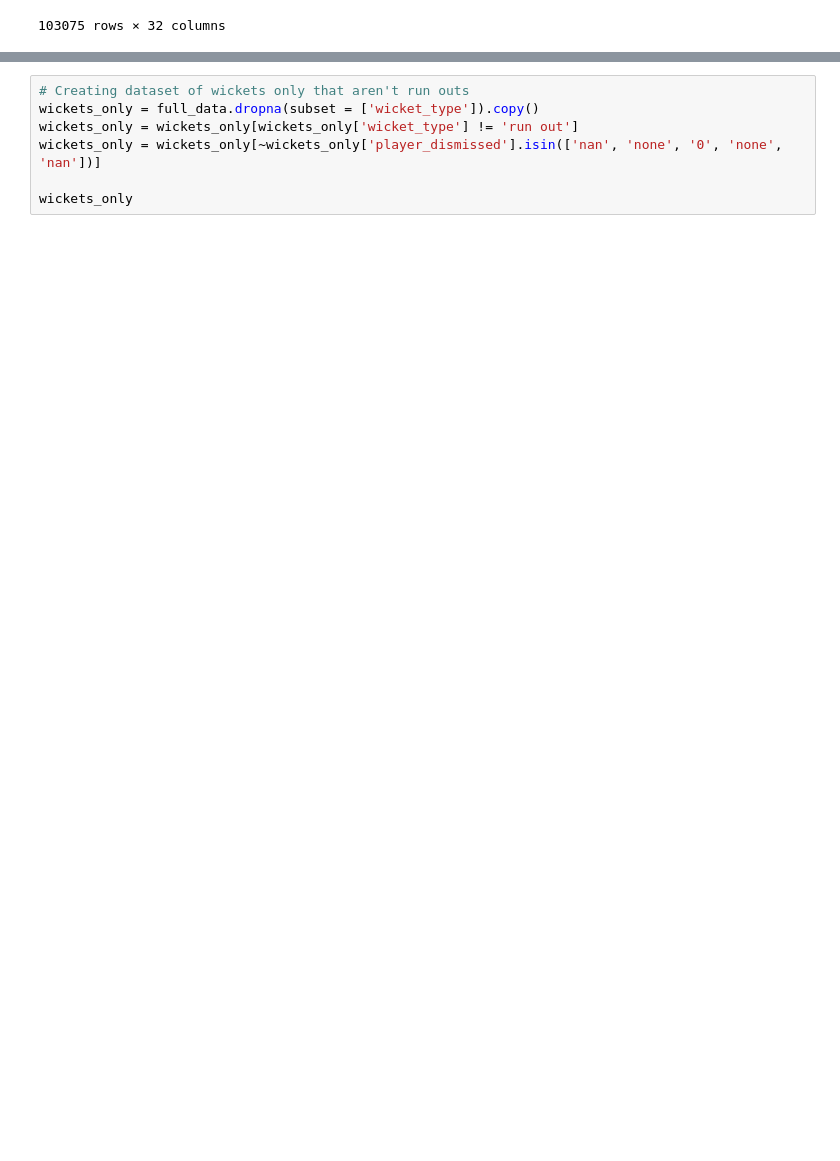
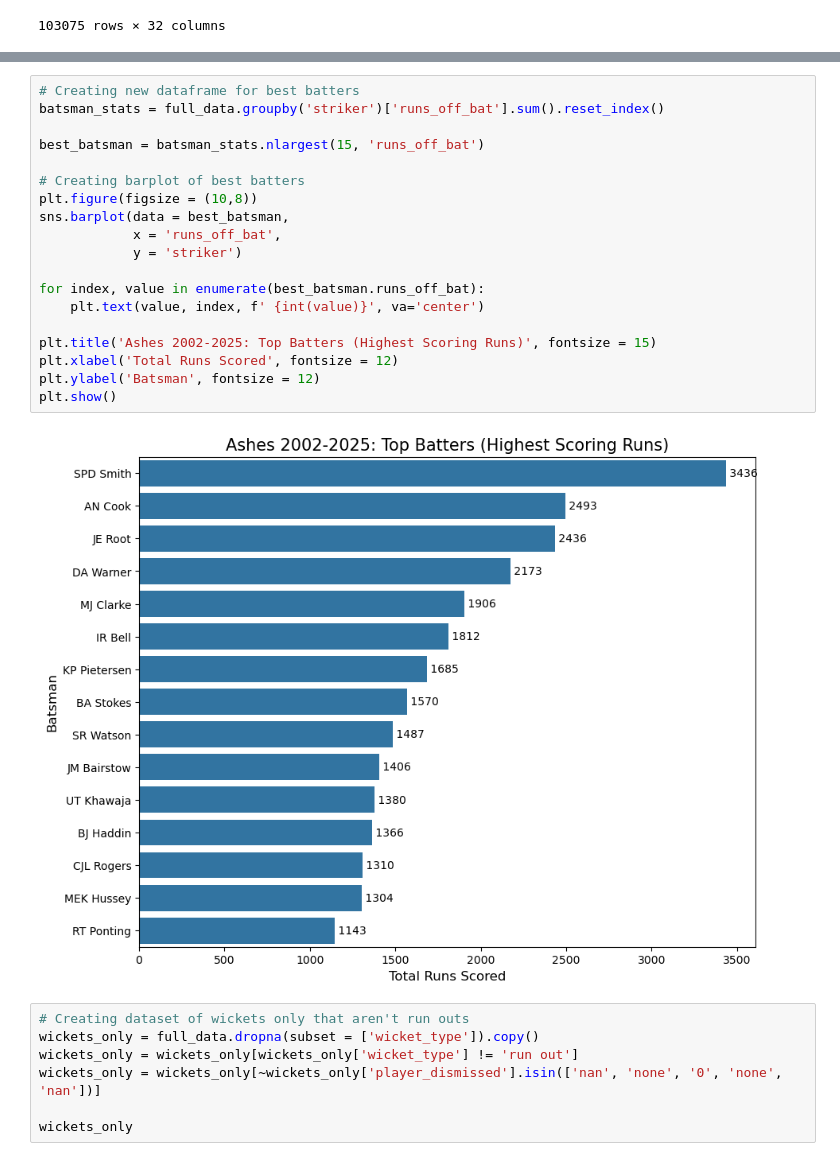
Before and after one commit to zoeh6176-sketch/Programming-Assessment, a Jupyter notebook: Untitled.ipynb, the cells around one changed output, grey strips where cells are left out. Drawn from its saved outputs; the diff is of its cells as text; blank space fills up the shorter version.

```diff
--- a/Untitled.ipynb
+++ b/Untitled.ipynb
@@ -141,3 +144,24 @@ plt.show()
+# %%
+# Creating new dataframe for best batters
+batsman_stats = full_data.groupby('striker')['runs_off_bat'].sum().reset_index()
+
+best_batsman = batsman_stats.nlargest(15, 'runs_off_bat')
+
+# Creating barplot of best batters
+plt.figure(figsize = (10,8))
+sns.barplot(data = best_batsman,
+            x = 'runs_off_bat',
+            y = 'striker')
+
+for index, value in enumerate(best_batsman.runs_off_bat):
+    plt.text(value, index, f' {int(value)}', va='center')
+
+plt.title('Ashes 2002-2025: Top Batters (Highest Scoring Runs)', fontsize = 15)
+plt.xlabel('Total Runs Scored', fontsize = 12)
+plt.ylabel('Batsman', fontsize = 12)
+plt.show()
+# %% [output]
+[figure, added]
 # %%
 # Creating dataset of wickets only that aren't run outs
 wickets_only = full_data.dropna(subset = ['wicket_type']).copy()
```
Also changed, not shown: parts of 1 cell of this notebook.
